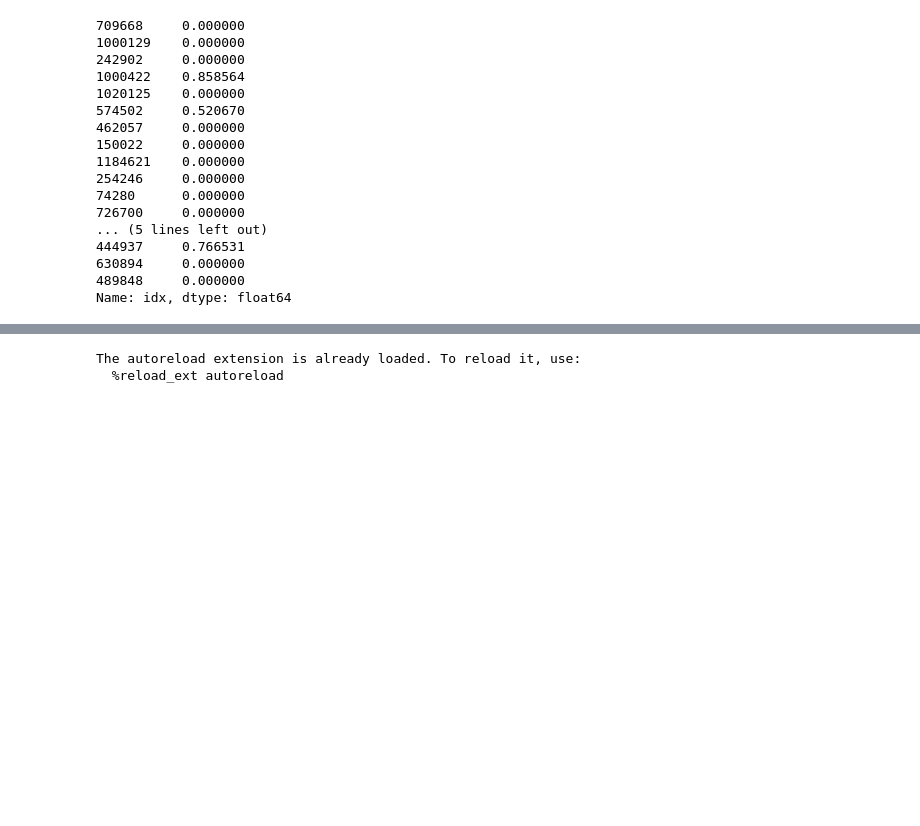
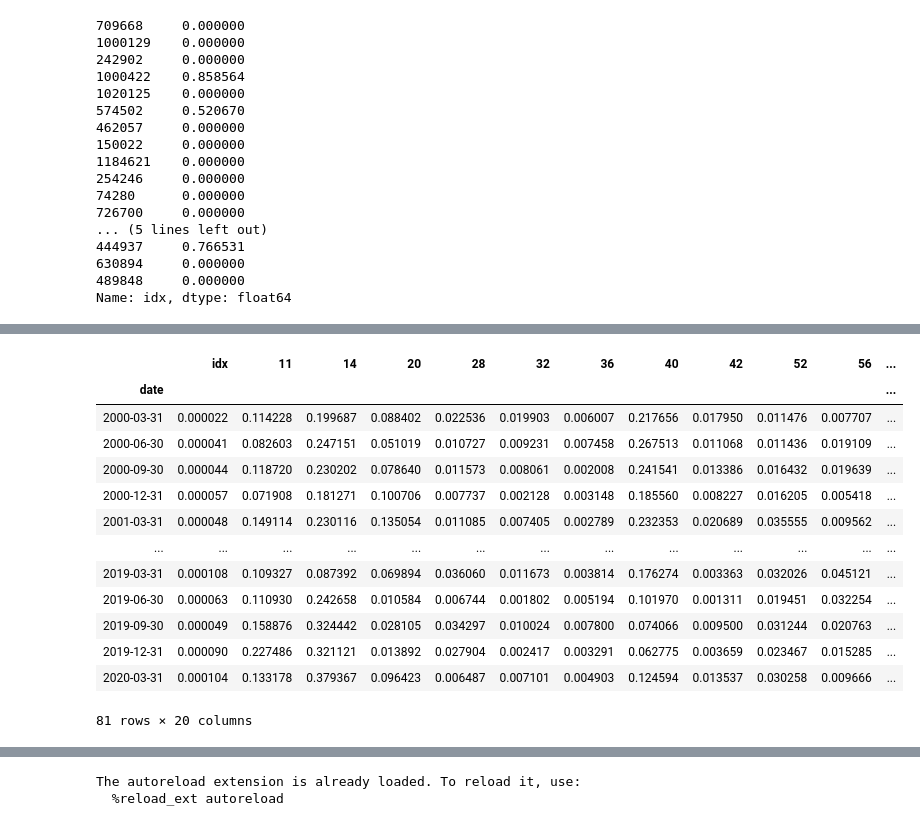
Before and after one commit to Danmarks-Nationalbank/uncertainty, a Jupyter notebook: scripts/FUI_explore.ipynb, the cells around one changed output, grey strips where cells are left out. Cells and saved outputs as stored; diff of their text form; code cells hidden in the pictures; blank space fills up the shorter version.

Commit message:
Decompose index to single topics.

```diff
--- a/scripts/FUI_explore.ipynb
+++ b/scripts/FUI_explore.ipynb
@@ -110,16 +107,14 @@ df['idx'].sample(20)
 489848     0.000000
 Name: idx, dtype: float64
 # %%
-years = mdates.YearLocator()
+international = LDAIndexer(name='ep_int')
+df = international.build(num_topics=90,topics=['EP_int'],topic_thold=0.5,frq='Q')
+#international.plot_index(title='Economic policy uncertainty, international', plot_hh=False)
 
-international = LDAIndexer(name='ep_int')
-international.build(num_topics=80,topics=['EP_int'],topic_thold=0.5,frq='Q')
-international.plot_index(title='Economic policy uncertainty, international', plot_hh=False)
+#domestic = LDAIndexer(name='ep_dk')
+#domestic.build(num_topics=80,topics=['EP_dk'],topic_thold=0.5,frq='Q')
+#domestic.plot_index(title='Economic policy uncertainty, domestic', plot_hh=False)
 
-domestic = LDAIndexer(name='ep_dk')
-domestic.build(num_topics=80,topics=['EP_dk'],topic_thold=0.5,frq='Q')
-domestic.plot_index(title='Economic policy uncertainty, domestic', plot_hh=False)
-
-both = LDAIndexer(name='ep_all')
-both.build(num_topics=80,topics=['EP'],topic_thold=0.5,frq='Q')
+#both = LDAIndexer(name='ep_all')
+#both.build(num_topics=80,topics=['EP'],topic_thold=0.5,frq='Q')
 # %% [output]
@@ -154,0 +137,17 @@ date
+# %%
+df
+# %% [output]
+|  | idx | 11 | 14 | 20 | 28 | 32 | 36 | 40 | 42 | 52 | 56 | ... |
+| date |  |  |  |  |  |  |  |  |  |  |  | ... |
+| 2000-03-31 | 0.000022 | 0.114228 | 0.199687 | 0.088402 | 0.022536 | 0.019903 | 0.006007 | 0.217656 | 0.017950 | 0.011476 | 0.007707 | ... |
+| 2000-06-30 | 0.000041 | 0.082603 | 0.247151 | 0.051019 | 0.010727 | 0.009231 | 0.007458 | 0.267513 | 0.011068 | 0.011436 | 0.019109 | ... |
+| 2000-09-30 | 0.000044 | 0.118720 | 0.230202 | 0.078640 | 0.011573 | 0.008061 | 0.002008 | 0.241541 | 0.013386 | 0.016432 | 0.019639 | ... |
+| 2000-12-31 | 0.000057 | 0.071908 | 0.181271 | 0.100706 | 0.007737 | 0.002128 | 0.003148 | 0.185560 | 0.008227 | 0.016205 | 0.005418 | ... |
+| 2001-03-31 | 0.000048 | 0.149114 | 0.230116 | 0.135054 | 0.011085 | 0.007405 | 0.002789 | 0.232353 | 0.020689 | 0.035555 | 0.009562 | ... |
+| ... | ... | ... | ... | ... | ... | ... | ... | ... | ... | ... | ... | ... |
+| 2019-03-31 | 0.000108 | 0.109327 | 0.087392 | 0.069894 | 0.036060 | 0.011673 | 0.003814 | 0.176274 | 0.003363 | 0.032026 | 0.045121 | ... |
+| 2019-06-30 | 0.000063 | 0.110930 | 0.242658 | 0.010584 | 0.006744 | 0.001802 | 0.005194 | 0.101970 | 0.001311 | 0.019451 | 0.032254 | ... |
+| 2019-09-30 | 0.000049 | 0.158876 | 0.324442 | 0.028105 | 0.034297 | 0.010024 | 0.007800 | 0.074066 | 0.009500 | 0.031244 | 0.020763 | ... |
+| 2019-12-31 | 0.000090 | 0.227486 | 0.321121 | 0.013892 | 0.027904 | 0.002417 | 0.003291 | 0.062775 | 0.003659 | 0.023467 | 0.015285 | ... |
+| 2020-03-31 | 0.000104 | 0.133178 | 0.379367 | 0.096423 | 0.006487 | 0.007101 | 0.004903 | 0.124594 | 0.013537 | 0.030258 | 0.009666 | ... |
+81 rows × 20 columns
```
Also changed, not shown: parts of 7 cells of this notebook, 6 other files.
